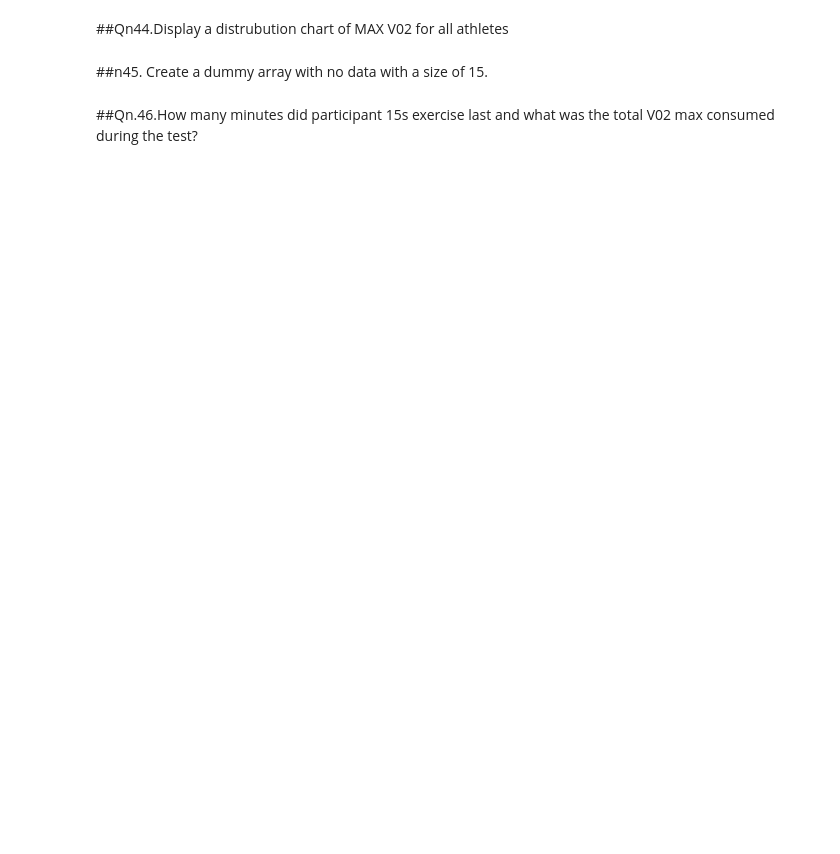
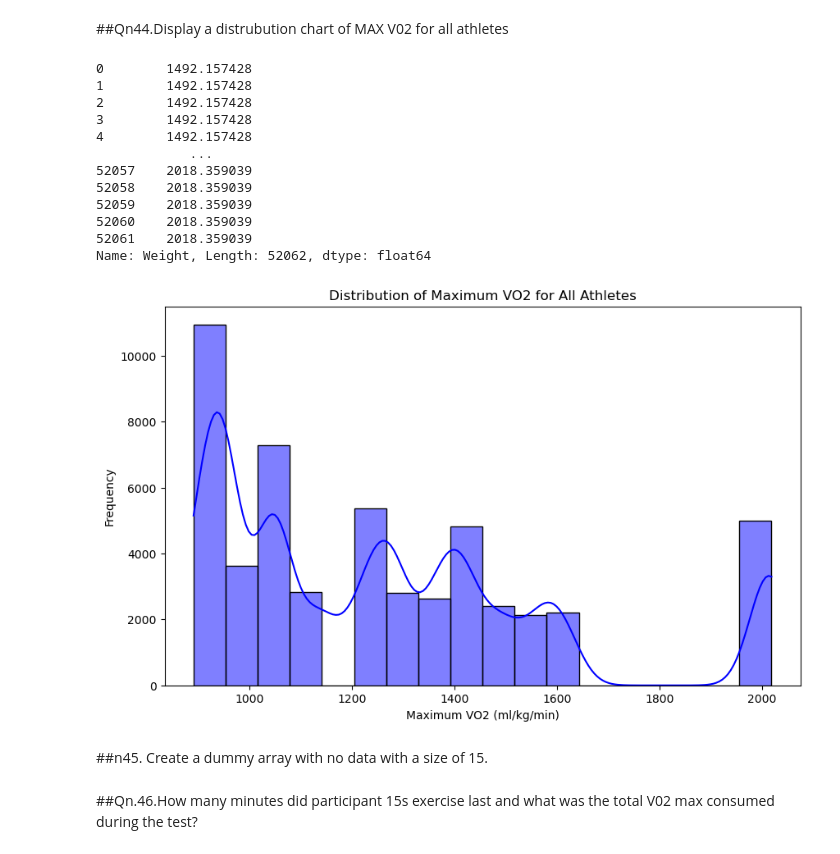
Before and after one commit to Swathikoneti/Team09_HackathonQueens_PythonHackathon_Aug24, a Jupyter notebook: Team09_Swathi.ipynb, the cells around one changed output. Drawn from its saved outputs; the diff is of its cells as text; code cells hidden in the pictures; blank space fills up the shorter version.

```diff
--- a/Team09_Swathi.ipynb
+++ b/Team09_Swathi.ipynb
@@ -188,5 +395,45 @@ print(value)
 # %% [markdown]
 ##Qn44.Display a  distrubution chart of MAX V02 for all athletes
+# %%
+#Load athlete details into the dataframe
+fname=pd.DataFrame(ath)
+
+#Merge fname for each id to VO2_all dataframe
+VO2_all=phase.merge(fname[['ID','Weight']],on='ID',how='right')
+
+#Sum the VO2 values for each ID
+VO2_MAX = VO2_all['VO2'].sum()/VO2_all[ 'Weight']
+
+print(VO2_MAX)
+
+import matplotlib.pyplot as plt
+import seaborn as sns
+
+# Plotting
+plt.figure(figsize=(10, 6))
+sns.histplot(VO2_MAX, bins=18, kde=True, color='blue')
+
+# Adding titles and labels
+plt.title('Distribution of Maximum VO2 for All Athletes')
+plt.xlabel('Maximum VO2 (ml/kg/min)')
+plt.ylabel('Frequency')
+
+# Show plot
+plt.show()
+# %% [output]
+0        1492.157428
+1        1492.157428
+2        1492.157428
+3        1492.157428
+4        1492.157428
+            ...
+52057    2018.359039
+52058    2018.359039
+52059    2018.359039
+52060    2018.359039
+52061    2018.359039
+Name: Weight, Length: 52062, dtype: float64
+[figure, added]
 # %% [markdown]
 ##n45. Create a dummy array with no data with a size of 15.
 # %%
```
Also changed, not shown: parts of 12 cells of this notebook.
